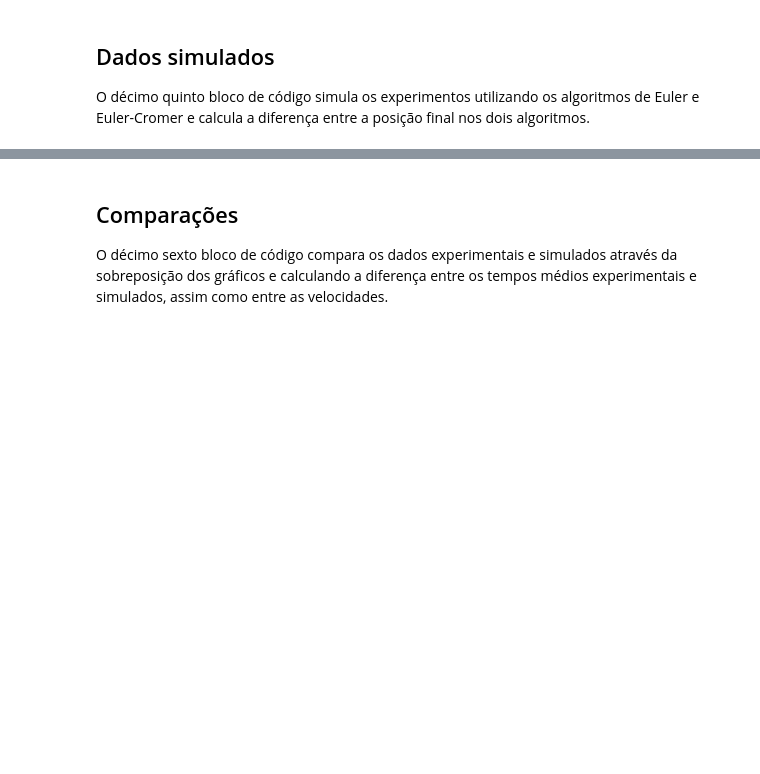
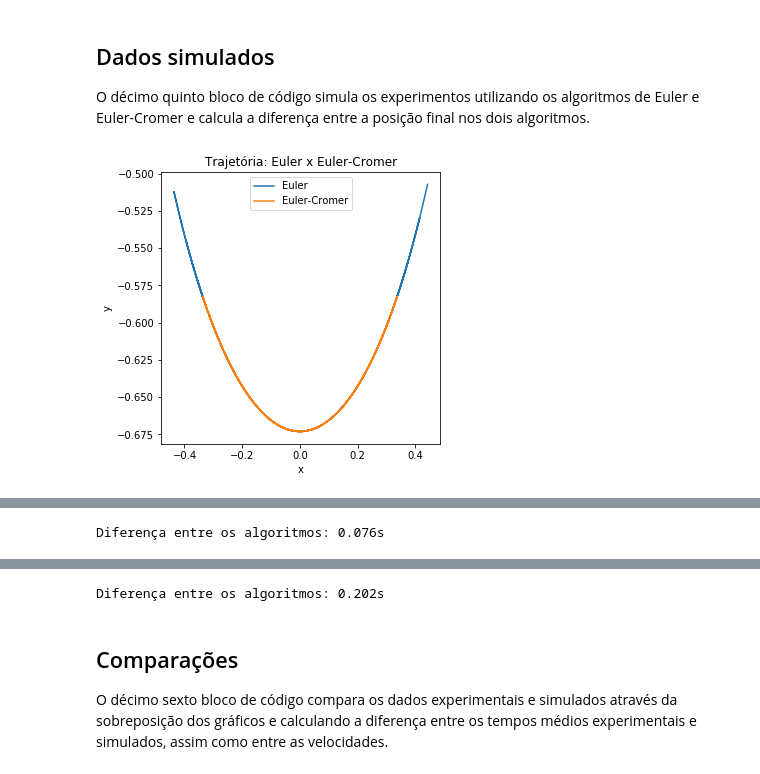
Before and after one commit to papukweh/MAC0209-EP02, a Jupyter notebook: EP2.ipynb, the cells around one changed output, grey strips where cells are left out. Saved outputs shown, nothing was run; the diff lists cells and outputs as text; code cells hidden in the pictures; blank space fills up the shorter version.

```diff
--- a/EP2.ipynb
+++ b/EP2.ipynb
@@ -853,59 +918,68 @@ media = media/40
 O décimo quinto bloco de código simula os experimentos utilizando os algoritmos de Euler e Euler-Cromer e calcula a diferença entre a posição final nos dois algoritmos.
 # %%
 S = initState(theta,dtheta,t)
+Sc = initStateCromer(theta,dtheta,t)
 posx = []
 posxc = []
 posy = []
 posyc = []
 tempo = []
 tempoc = []
+thetas = []
 thetasc = []
 
 for i in range(500):
     posx.append(math.sin(S[0])*l)
-    posxc.append(math.sin(Sc[0]*l))
-    posy.append(-math.cos(S[0]*l))
+    posxc.append(math.sin(Sc[0])*l)
+    posy.append(-math.cos(S[0])*l)
     posyc.append(-math.cos(Sc[0])*l)
     thetas.append(S[0])
     thetasc.append(Sc[0])
     tempo.append(S[2])
     tempoc.append(Sc[2])
-    nextState(S,g,l, dt)
+    S = nextState(S,dt)
+    Sc = nextStateCromer(Sc,dt)
 
-pyplot.figure(0)
+pyplot.figure()
 pyplot.plot(posx, posy, label='Euler')
 pyplot.plot(posxc, posyc, label='Euler-Cromer')
 pyplot.title("Trajetória: Euler x Euler-Cromer")
 pyplot.xlabel("x")
 pyplot.ylabel("y")
+pyplot.legend()
 pyplot.show()
 
-pyplot.figure(0)
+pyplot.figure()
 pyplot.plot(tempo, posx, label='Euler')
 pyplot.plot(tempoc, posxc, label='Euler-Cromer')
 pyplot.title("Posição (x) x Tempo")
 pyplot.xlabel("Tempo (s)")
 pyplot.ylabel("x (m)")
+pyplot.legend()
 pyplot.show()
 
-print("Diferença entre os algoritmos: %.3fs" %(abs(math.sin(S[0])-math.sin(Sc[0])))
+print("Diferença entre os algoritmos: %.3fs" %(abs(posx[-1] - posxc[-1])))
 
-pyplot.figure(0)
+pyplot.figure()
 pyplot.plot(tempo, posy, label='Euler')
 pyplot.plot(tempoc, posyc, label='Euler-Cromer')
 pyplot.title("Posição (y) x Tempo")
 pyplot.xlabel("Tempo (s)")
 pyplot.ylabel("y (m)")
+pyplot.legend()
 pyplot.show()
 
-print("Diferença entre os algoritmos: %.3fs" %(abs(math.cos(S[0])-math.cos(Sc[0])))
+print("Diferença entre os algoritmos: %.3fs" %(abs(posy[-1] - posyc[-1])))
 
-pyplot.figure(0)
-pyplot.plot(tempo, thetas)
+pyplot.figure()
+pyplot.plot(tempo, thetas, label='Euler')
+pyplot.plot(tempoc, thetasc, label='Euler-Cromer')
 pyplot.title("Angulo x Tempo")
 pyplot.xlabel("Tempo (s)")
 pyplot.ylabel("Angulo (rad)")
+pyplot.legend()
 pyplot.show()
 
-print("Diferença entre os algoritmos: %.3fs" %(abs(S[0]-Sc[0]))
+print("Diferença entre os algoritmos: %.3fs" %(abs(S[0]-Sc[0])))
 # %% [output]
+[figure, added]
@@ -912,0 +989 @@ SyntaxError: invalid syntax (<ipython-input-17-209f5f5c8a0b>, line 39)
+Diferença entre os algoritmos: 0.076s
@@ -913,3 +991,4 @@ SyntaxError: invalid syntax (<ipython-input-17-209f5f5c8a0b>, line 39)
+Diferença entre os algoritmos: 0.202s
 # %% [markdown]
 ## Comparações
 
```
Also changed, not shown: parts of 22 cells of this notebook.
